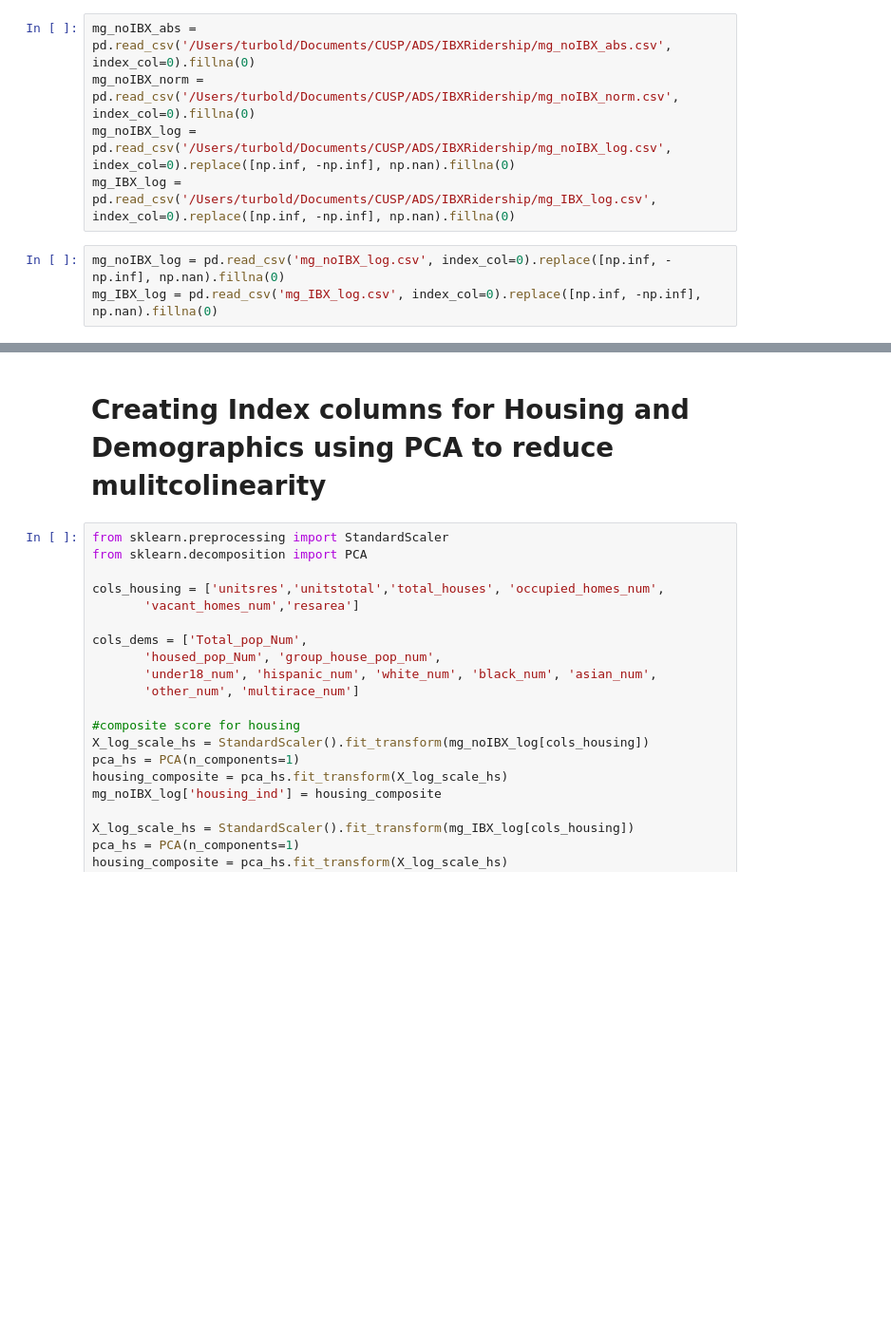
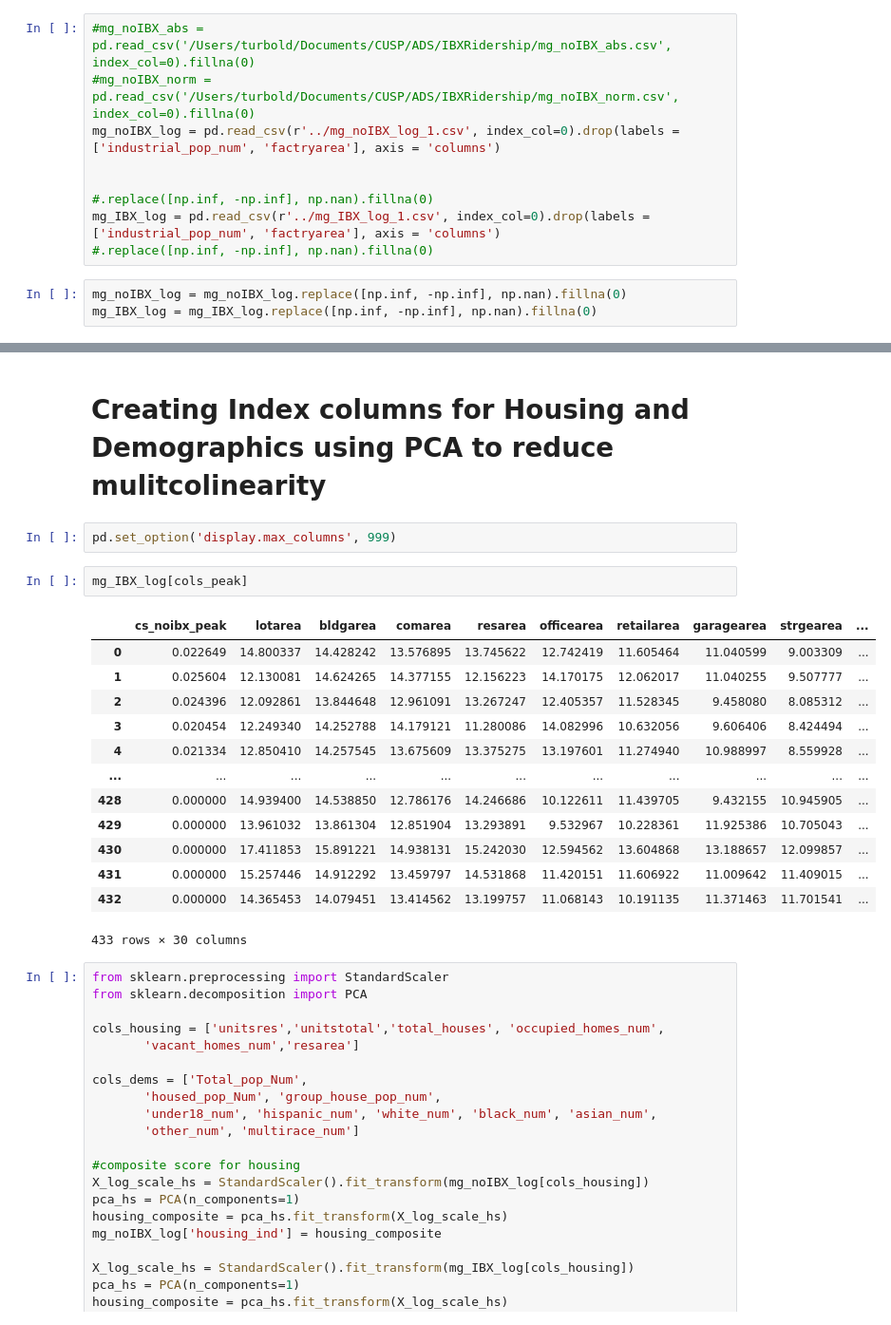
Before and after one commit to CUSPADS2022IBX/IBXRidership, a Jupyter notebook: Models/LassoCV.ipynb, the cells around one changed output, grey strips where cells are left out. Shown at 95% size. Drawn from its saved outputs; the diff is of its cells as text; blank space fills up the shorter version.

```diff
--- a/Models/LassoCV.ipynb
+++ b/Models/LassoCV.ipynb
@@ -20,13 +20,17 @@ from sklearn import preprocessing
 import warnings
 warnings.filterwarnings('ignore')
 # %%
-mg_noIBX_abs = pd.read_csv('/Users/turbold/Documents/CUSP/ADS/IBXRidership/mg_noIBX_abs.csv', index_col=0).fillna(0)
-mg_noIBX_norm = pd.read_csv('/Users/turbold/Documents/CUSP/ADS/IBXRidership/mg_noIBX_norm.csv', index_col=0).fillna(0)
-mg_noIBX_log = pd.read_csv('/Users/turbold/Documents/CUSP/ADS/IBXRidership/mg_noIBX_log.csv', index_col=0).replace([np.inf, -np.inf], np.nan).fillna(0)
-mg_IBX_log = pd.read_csv('/Users/turbold/Documents/CUSP/ADS/IBXRidership/mg_IBX_log.csv', index_col=0).replace([np.inf, -np.inf], np.nan).fillna(0)
+#mg_noIBX_abs = pd.read_csv('/Users/turbold/Documents/CUSP/ADS/IBXRidership/mg_noIBX_abs.csv', index_col=0).fillna(0)
+#mg_noIBX_norm = pd.read_csv('/Users/turbold/Documents/CUSP/ADS/IBXRidership/mg_noIBX_norm.csv', index_col=0).fillna(0)
+mg_noIBX_log = pd.read_csv(r'../mg_noIBX_log_1.csv', index_col=0).drop(labels = ['industrial_pop_num', 'factryarea'], axis = 'columns')
+
+
+#.replace([np.inf, -np.inf], np.nan).fillna(0)
+mg_IBX_log = pd.read_csv(r'../mg_IBX_log_1.csv', index_col=0).drop(labels = ['industrial_pop_num', 'factryarea'], axis = 'columns')
+#.replace([np.inf, -np.inf], np.nan).fillna(0)
 # %%
-mg_noIBX_log = pd.read_csv('mg_noIBX_log.csv', index_col=0).replace([np.inf, -np.inf], np.nan).fillna(0)
-mg_IBX_log = pd.read_csv('mg_IBX_log.csv', index_col=0).replace([np.inf, -np.inf], np.nan).fillna(0)
+mg_noIBX_log = mg_noIBX_log.replace([np.inf, -np.inf], np.nan).fillna(0)
+mg_IBX_log = mg_IBX_log.replace([np.inf, -np.inf], np.nan).fillna(0)
 # %%
 cols_offpeak = ['cs_noibx_offpeak','lotarea', 'bldgarea',
                 'comarea', 'resarea', 'officearea', 'retailarea', 'garagearea',
@@ -301,6 +305,24 @@ mg_noIBX_abs.shape
 (424, 58)
 # %% [markdown]
 # Creating Index columns for Housing and Demographics using PCA to reduce mulitcolinearity
+# %%
+pd.set_option('display.max_columns', 999)
+# %%
+mg_IBX_log[cols_peak]
+# %% [output]
+|  | cs_noibx_peak | lotarea | bldgarea | comarea | resarea | officearea | retailarea | garagearea | strgearea | ... |
+| 0 | 0.022649 | 14.800337 | 14.428242 | 13.576895 | 13.745622 | 12.742419 | 11.605464 | 11.040599 | 9.003309 | ... |
+| 1 | 0.025604 | 12.130081 | 14.624265 | 14.377155 | 12.156223 | 14.170175 | 12.062017 | 11.040255 | 9.507777 | ... |
+| 2 | 0.024396 | 12.092861 | 13.844648 | 12.961091 | 13.267247 | 12.405357 | 11.528345 | 9.458080 | 8.085312 | ... |
+| 3 | 0.020454 | 12.249340 | 14.252788 | 14.179121 | 11.280086 | 14.082996 | 10.632056 | 9.606406 | 8.424494 | ... |
+| 4 | 0.021334 | 12.850410 | 14.257545 | 13.675609 | 13.375275 | 13.197601 | 11.274940 | 10.988997 | 8.559928 | ... |
+| ... | ... | ... | ... | ... | ... | ... | ... | ... | ... | ... |
+| 428 | 0.000000 | 14.939400 | 14.538850 | 12.786176 | 14.246686 | 10.122611 | 11.439705 | 9.432155 | 10.945905 | ... |
+| 429 | 0.000000 | 13.961032 | 13.861304 | 12.851904 | 13.293891 | 9.532967 | 10.228361 | 11.925386 | 10.705043 | ... |
+| 430 | 0.000000 | 17.411853 | 15.891221 | 14.938131 | 15.242030 | 12.594562 | 13.604868 | 13.188657 | 12.099857 | ... |
+| 431 | 0.000000 | 15.257446 | 14.912292 | 13.459797 | 14.531868 | 11.420151 | 11.606922 | 11.009642 | 11.409015 | ... |
+| 432 | 0.000000 | 14.365453 | 14.079451 | 13.414562 | 13.199757 | 11.068143 | 10.191135 | 11.371463 | 11.701541 | ... |
+433 rows × 30 columns
 # %%
 from sklearn.preprocessing import StandardScaler
 from sklearn.decomposition import PCA
```
Also changed, not shown: parts of 4 cells of this notebook, 12 other files.
